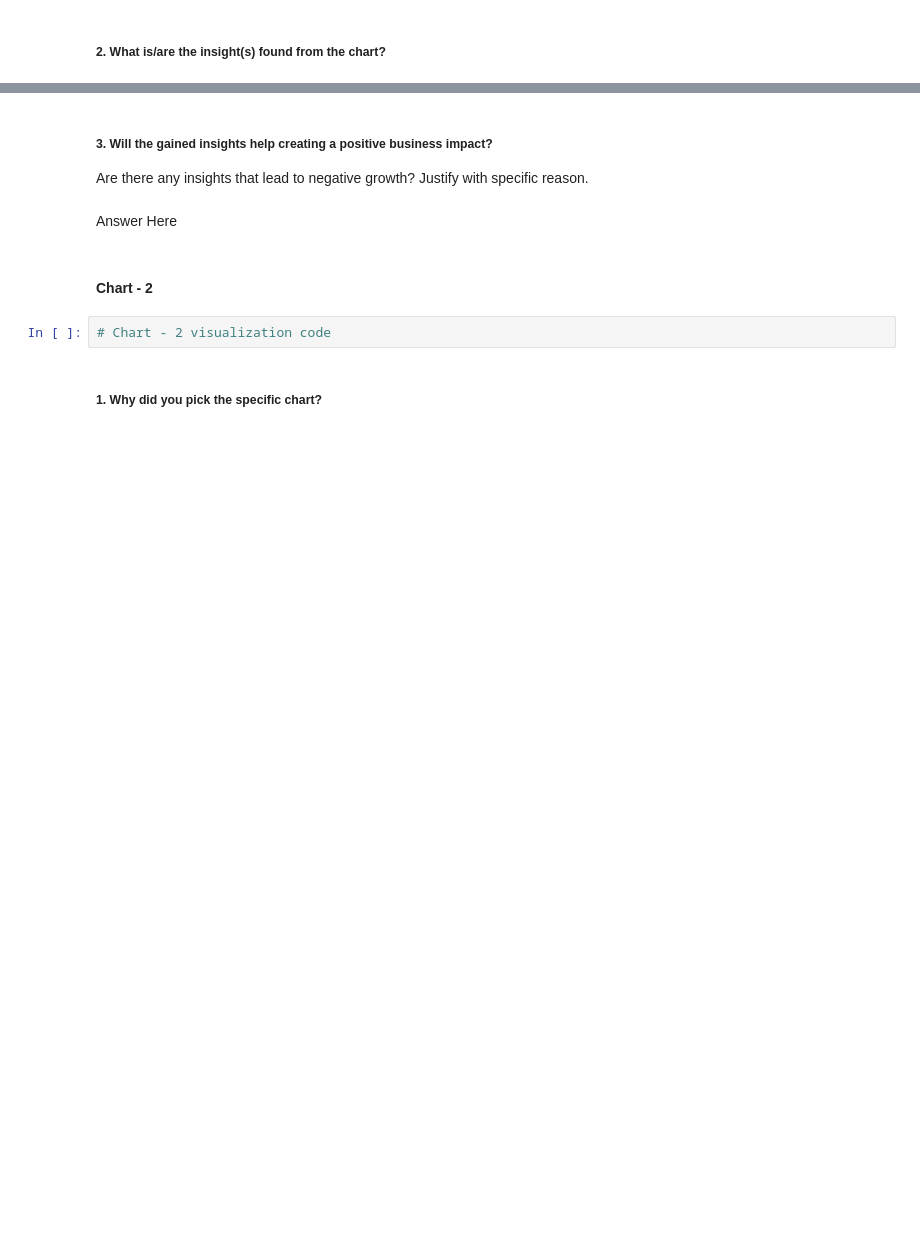
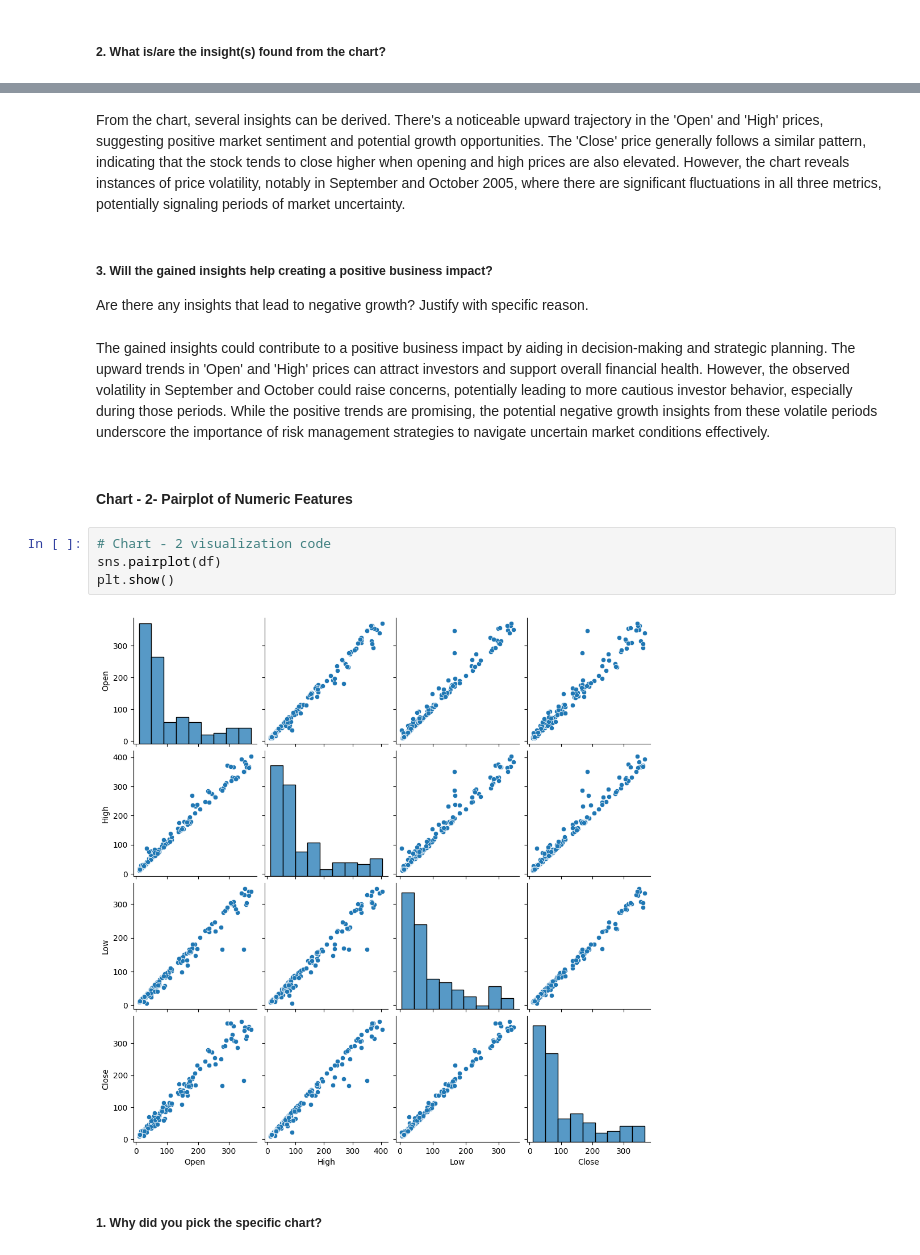
Before and after one commit to Rohankukwas/Yes-Bank-Stock-Closing-Price-Prediction, a Jupyter notebook: ML_Yes_Bank_Stock_Closing_Price_Prediction_ML_Submission.ipynb, the cells around one changed output, grey strips where cells are left out. Cells and saved outputs as stored; diff of their text form; blank space fills up the shorter version.

```diff
--- a/ML_Yes_Bank_Stock_Closing_Price_Prediction_ML_Submission.ipynb
+++ b/ML_Yes_Bank_Stock_Closing_Price_Prediction_ML_Submission.ipynb
@@ -322,11 +329,17 @@ Answer Here
+# %% [markdown]
+From the chart, several insights can be derived. There's a noticeable upward trajectory in the 'Open' and 'High' prices, suggesting positive market sentiment and potential growth opportunities. The 'Close' price generally follows a similar pattern, indicating that the stock tends to close higher when opening and high prices are also elevated. However, the chart reveals instances of price volatility, notably in September and October 2005, where there are significant fluctuations in all three metrics, potentially signaling periods of market uncertainty.
 # %% [markdown]
 ##### 3. Will the gained insights help creating a positive business impact?
 Are there any insights that lead to negative growth? Justify with specific reason.
-# %% [markdown]
-Answer Here
+# %% [markdown]
+The gained insights could contribute to a positive business impact by aiding in decision-making and strategic planning. The upward trends in 'Open' and 'High' prices can attract investors and support overall financial health. However, the observed volatility in September and October could raise concerns, potentially leading to more cautious investor behavior, especially during those periods. While the positive trends are promising, the potential negative growth insights from these volatile periods underscore the importance of risk management strategies to navigate uncertain market conditions effectively.
 # %% [markdown]
-#### Chart - 2
+#### Chart - 2- Pairplot of Numeric Features
 # %%
 # Chart - 2 visualization code
+sns.pairplot(df)
+plt.show()
+# %% [output]
+[figure, added]
 # %% [markdown]
 ##### 1. Why did you pick the specific chart?
```
Also changed, not shown: parts of 63 cells of this notebook.
